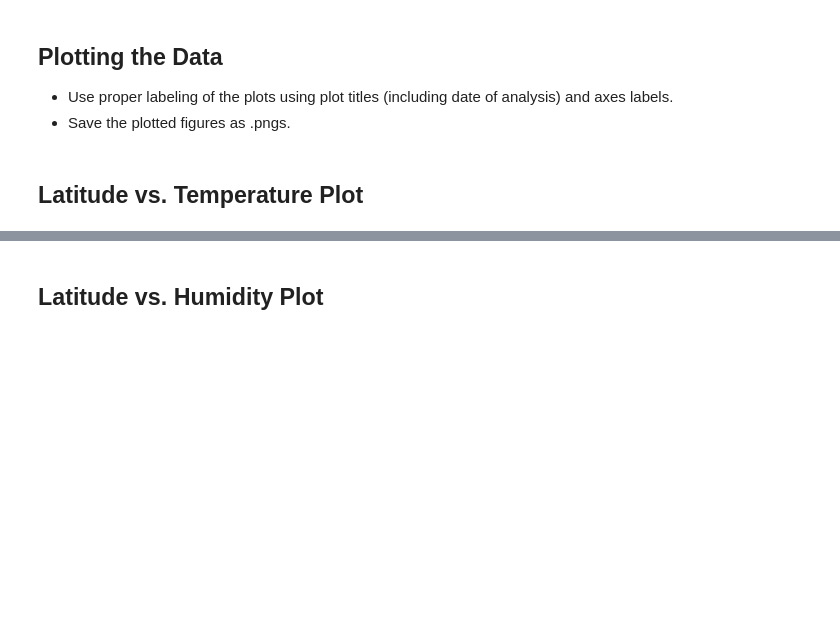
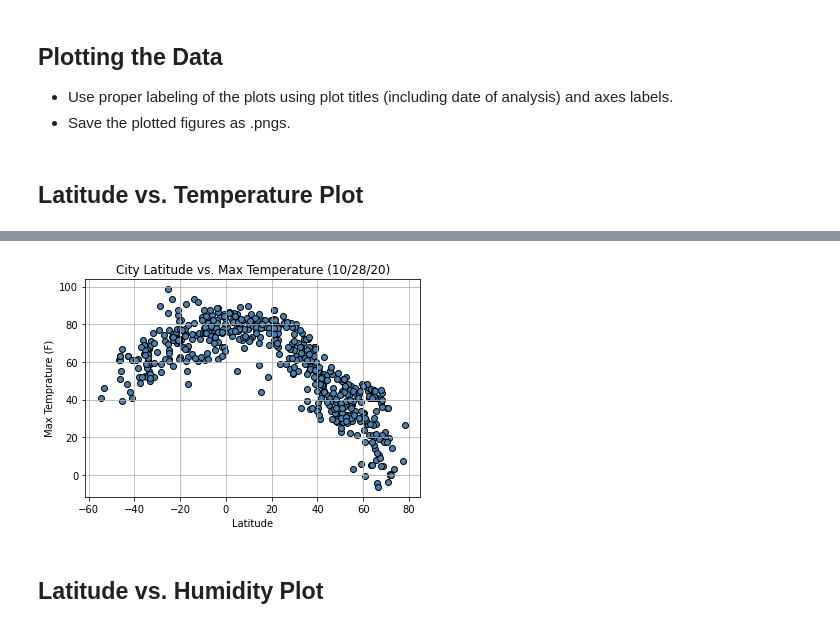
Before and after one commit to cdalsania/API-Challenge, a Jupyter notebook: WeatherPy.ipynb, the cells around one changed output, grey strips where cells are left out. Drawn from its saved outputs; the diff is of its cells as text; code cells hidden in the pictures; blank space fills up the shorter version.

Commit message:
added latitude vs temp plot and latitude vs humidity plot

```diff
--- a/WeatherPy.ipynb
+++ b/WeatherPy.ipynb
@@ -293,2 +290,16 @@ city_clean_data.describe()
+# %%
+x_values = lat
+y_values = max_temp
+
+plt.scatter(x_values,y_values, marker = "o", facecolor = "steelblue", edgecolor="black")
+
+plt.xlabel('Latitude')
+plt.ylabel('Max Temprature (F)')
+plt.title("City Latitude vs. Max Temperature (%s)" % time.strftime("%x"))
+plt.grid()
+plt.savefig("../Images/lat_vs_temp.png")
+plt.show()
+# %% [output]
+[figure, added]
 # %% [markdown]
 ## Latitude vs. Humidity Plot
```
Also changed, not shown: parts of 3 cells of this notebook.
